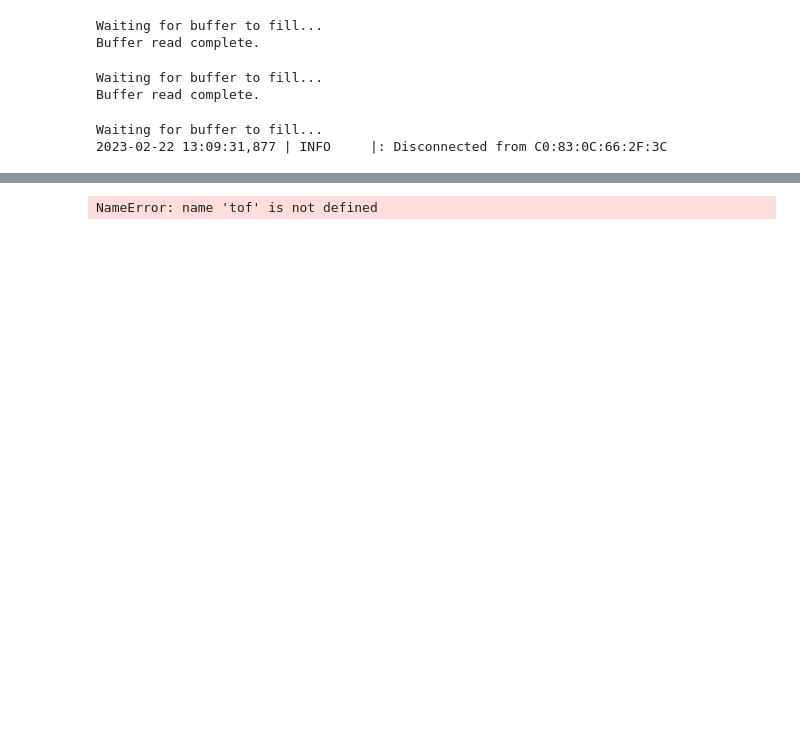
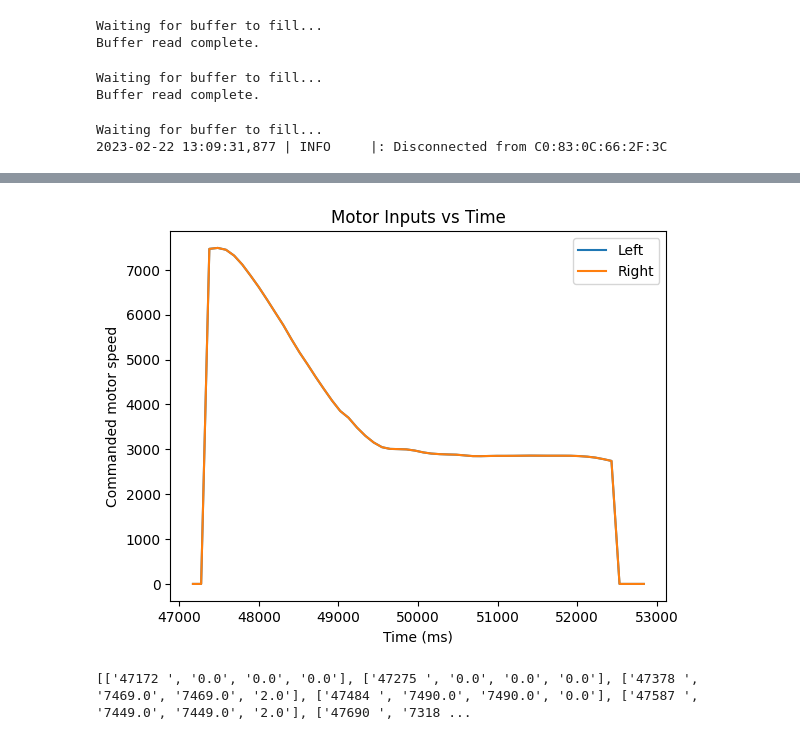
Before and after one commit to usedhondacivic/FAST-ROBOTS-2023, a Jupyter notebook: python/lab_4.ipynb, the cells around one changed output, grey strips where cells are left out. Cells and saved outputs as stored; diff of their text form; code cells hidden in the pictures; blank space fills up the shorter version.

```diff
--- a/python/lab_4.ipynb
+++ b/python/lab_4.ipynb
@@ -77,6 +77,7 @@ ble.connect()
 tof = []
 pose = []
 accel = []
+motor = []
 
 CURR_LOG_ARRAY = None
 log_complete = False
@@ -100,10 +101,15 @@ print("starting reading")
 ble.send_command(CMD.ENABLE_BUFFER, "POSE")
 ble.send_command(CMD.ENABLE_BUFFER, "ACCEL")
 ble.send_command(CMD.ENABLE_BUFFER, "TOF")
-time.sleep(10)
+ble.send_command(CMD.ENABLE_BUFFER, "MOTOR")
+ble.send_command(CMD.SET_PID_GAINS,"ROTATION:|0.015:|0.0002:|100.0")
+ble.send_command(CMD.ENABLE_ROBOT, "")
+time.sleep(5)
+ble.send_command(CMD.DISABLE_ROBOT, "")
 ble.send_command(CMD.DISABLE_BUFFER, "POSE")
 ble.send_command(CMD.DISABLE_BUFFER, "ACCEL")
 ble.send_command(CMD.DISABLE_BUFFER, "TOF")
+ble.send_command(CMD.DISABLE_BUFFER, "MOTOR")
 ble.start_notify(ble.uuid['RX_STRING'], ble_msg_handler)
 print("reading complete")
 # %% [output]
@@ -169,4 +180,15 @@ plt.legend(["Sensor A", "Sensor B"])
 # %%
-print(tof)
+motor = np.array(motor).astype(float)
+plt.plot(motor[:, 0], motor[:, 1])
+plt.plot(motor[:, 0], motor[:, 2])
+plt.xlabel("Time (ms)")
+plt.ylabel("Commanded motor speed")
+plt.title("Motor Inputs vs Time")
+plt.legend(["Left", "Right"])
+plt.show()
 # %% [output]
-NameError: name 'tof' is not defined
+[figure, added]
+# %%
+print(motor)
+# %% [output]
+[['47172 ', '0.0', '0.0', '0.0'], ['47275 ', '0.0', '0.0', '0.0'], ['47378 ', '7469.0', '7469.0', '2.0'], ['47484 ', '7490.0', '7490.0', '0.0'], ['47587 ', '7449.0', '7449.0', '2.0'], ['47690 ', '7318 ...
```
Also changed, not shown: parts of 4 cells of this notebook, 5 other files.
